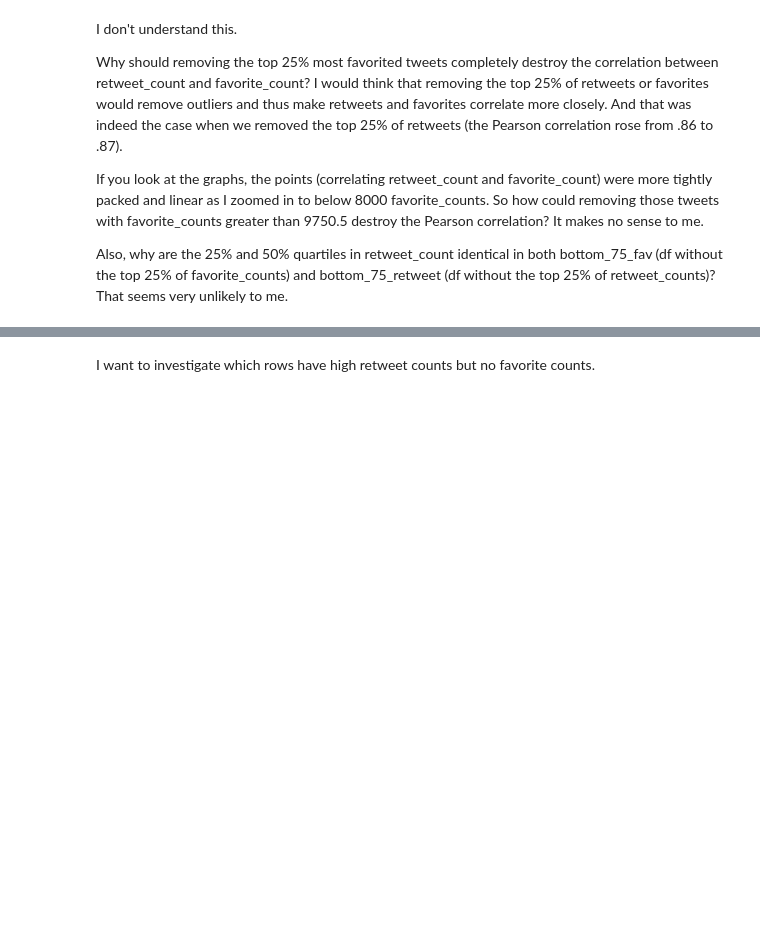
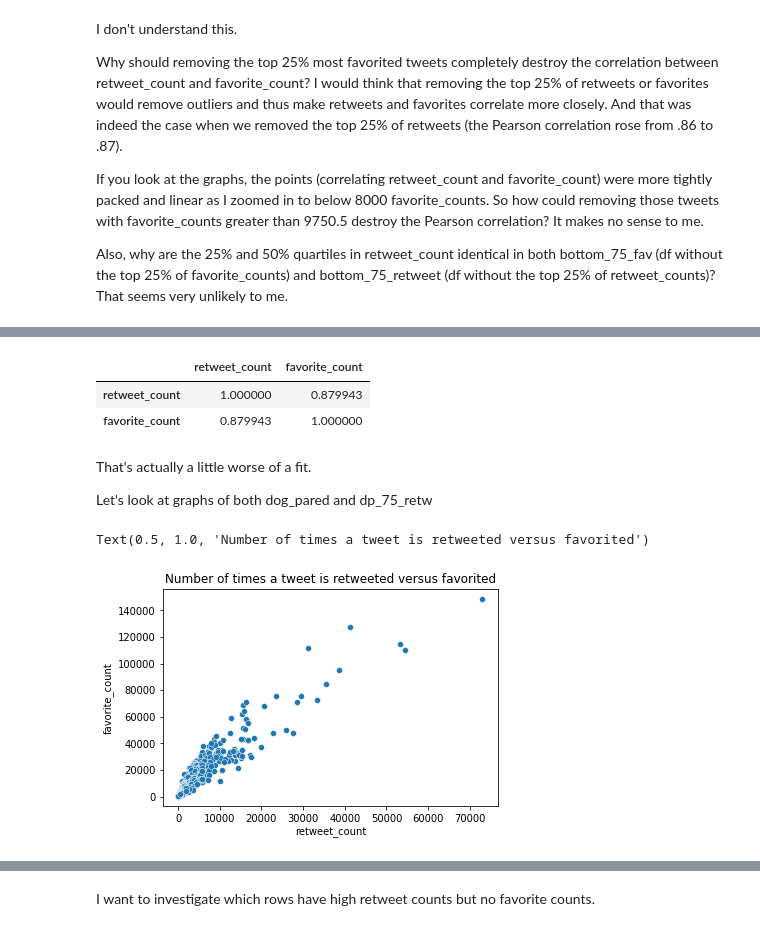
Before and after one commit to werdnamac/we_rate_dogs_analysis, a Jupyter notebook: wrangle_act.ipynb, the cells around one changed output, grey strips where cells are left out. Saved outputs shown, nothing was run; the diff lists cells and outputs as text; code cells hidden in the pictures; blank space fills up the shorter version.

```diff
--- a/wrangle_act.ipynb
+++ b/wrangle_act.ipynb
@@ -1991,0 +2087,4 @@ Also, why are the 25% and 50% quartiles in retweet_count identical in both botto
+# %%
+# removing the rows with zero favorite counts
+dog_pared = (dog[dog["favorite_count"] > 0]).copy()
+dog_pared[dog_pared["favorite_count"]==0]
@@ -1991,0 +2123,16 @@ Also, why are the 25% and 50% quartiles in retweet_count identical in both botto
+# %%
+dp_75_retw.corr(method='pearson')
+# %% [output]
+|  | retweet_count | favorite_count |
+| retweet_count | 1.000000 | 0.879943 |
+| favorite_count | 0.879943 | 1.000000 |
+# %% [markdown]
+That's actually a little worse of a fit.
+
+Let's look at graphs of both dog_pared and dp_75_retw
+# %%
+sb.scatterplot(x="retweet_count", y="favorite_count", data= dog_pared)
+plt.title('Number of times a tweet is retweeted versus favorited')
+# %% [output]
+Text(0.5, 1.0, 'Number of times a tweet is retweeted versus favorited')
+[figure, added]
```
Also changed, not shown: parts of 28 cells of this notebook, 2 other files.
